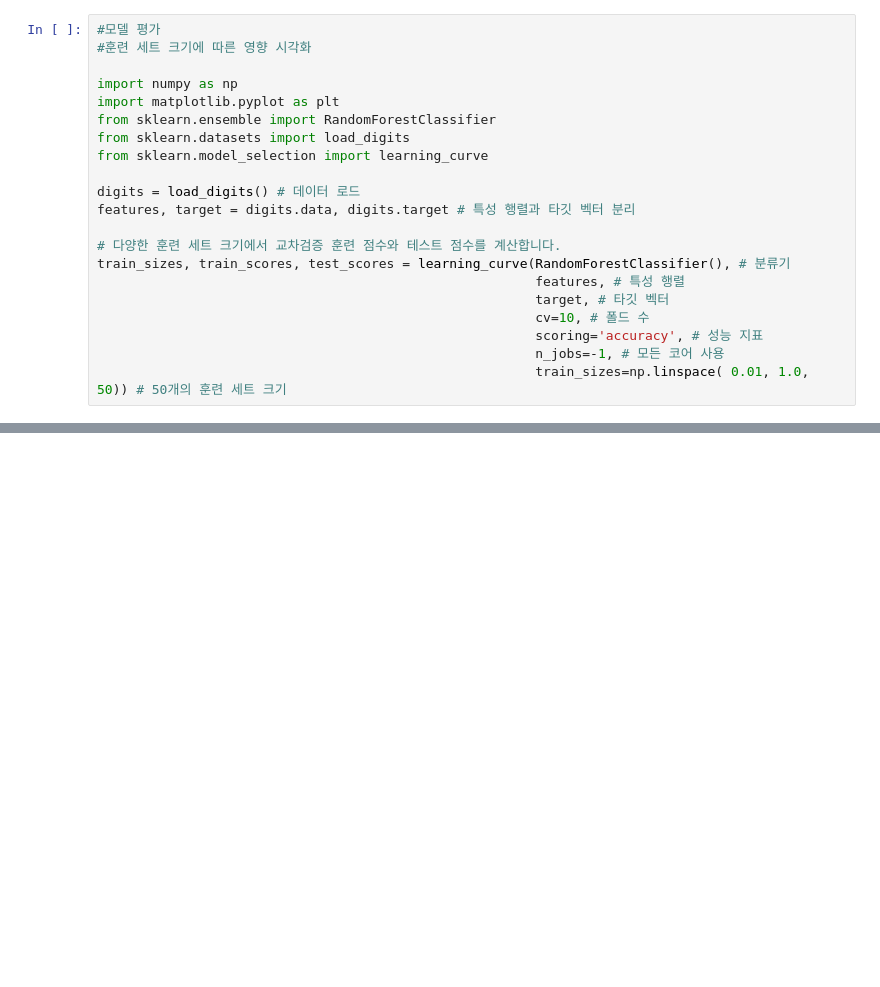
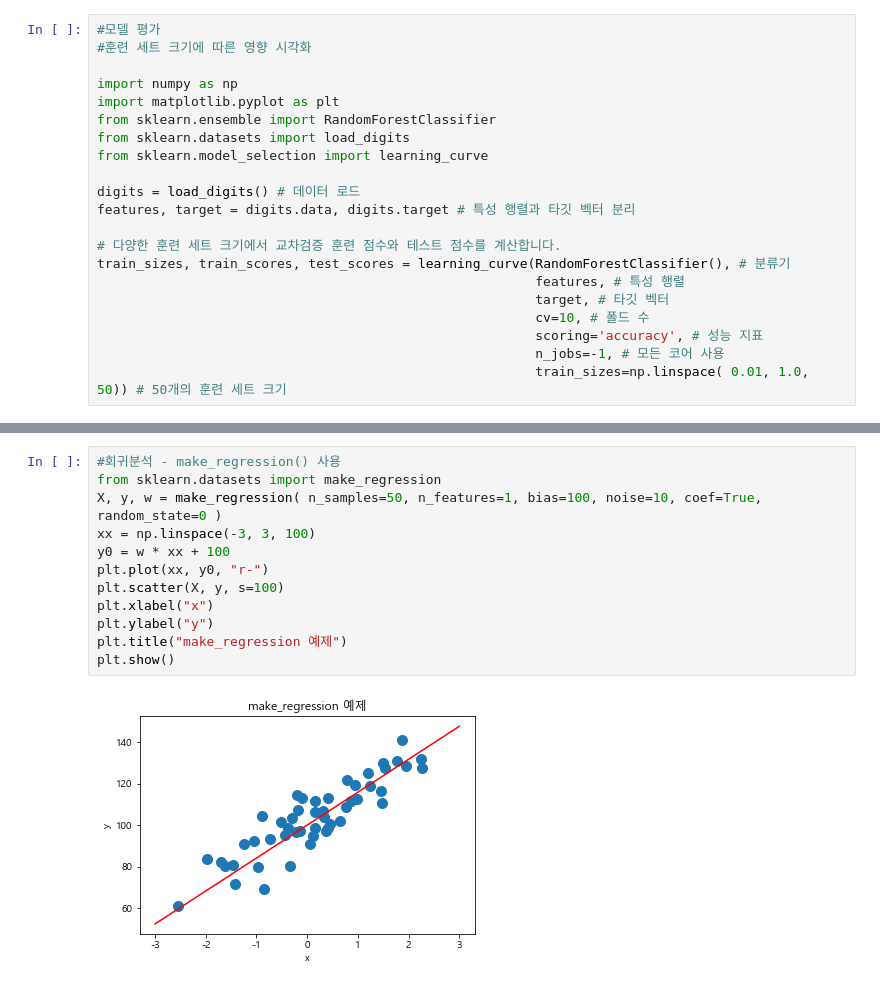
Before and after one commit to drifticee/mydatascience, a Jupyter notebook: 2020-08-10.ipynb, the cells around one changed output, grey strips where cells are left out. Drawn from its saved outputs; the diff is of its cells as text; blank space fills up the shorter version.

```diff
--- a/2020-08-10.ipynb
+++ b/2020-08-10.ipynb
@@ -114,0 +197,14 @@ plt.show()
+# %%
+#회귀분석 - make_regression() 사용
+from sklearn.datasets import make_regression
+X, y, w = make_regression( n_samples=50, n_features=1, bias=100, noise=10, coef=True, random_state=0 )
+xx = np.linspace(-3, 3, 100)
+y0 = w * xx + 100
+plt.plot(xx, y0, "r-")
+plt.scatter(X, y, s=100)
+plt.xlabel("x")
+plt.ylabel("y")
+plt.title("make_regression 예제")
+plt.show()
+# %% [output]
+[figure, added]
```
Also changed, not shown: parts of 31 cells of this notebook, 10 other files.
